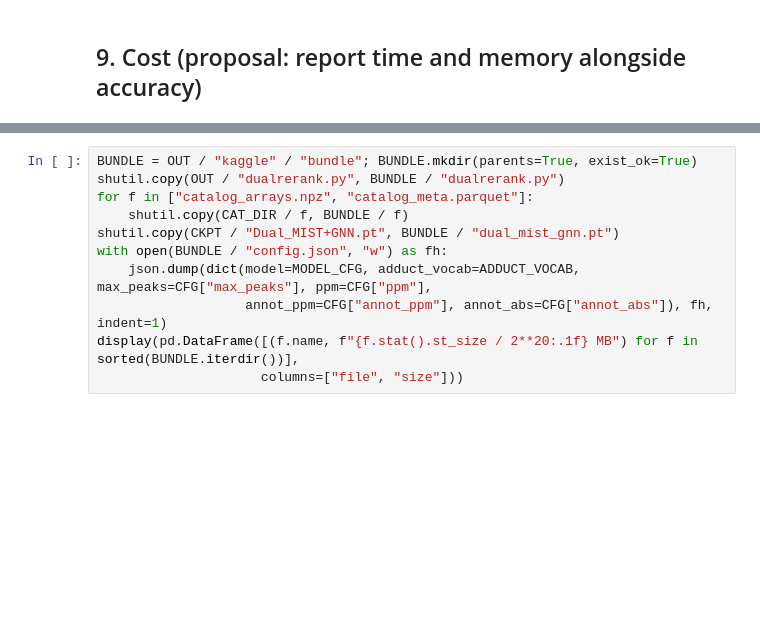
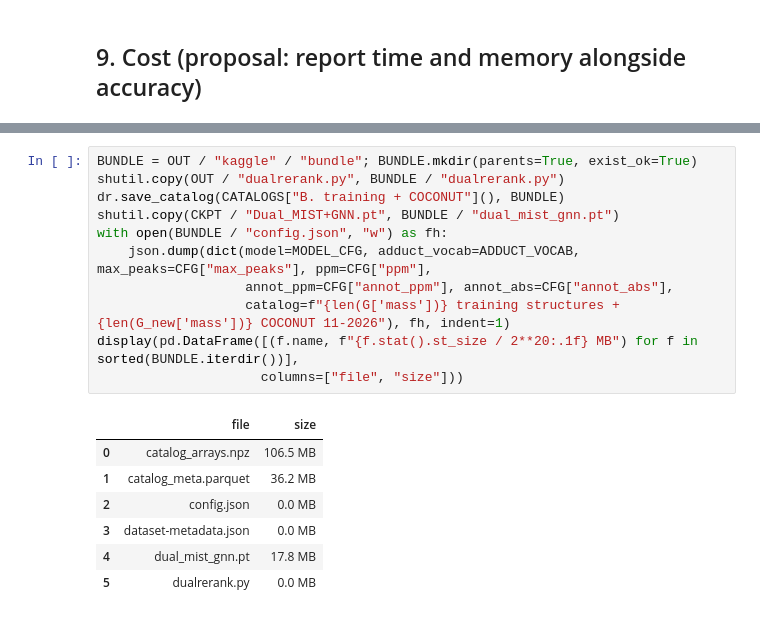
Before and after one commit to AntoineDul/MSMS-StructurePrediction, a Jupyter notebook: mo_graph/dual_encoder_reranker.ipynb, the cells around one changed output, grey strips where cells are left out. Cells and saved outputs as stored; diff of their text form; blank space fills up the shorter version.

```diff
--- a/mo_graph/dual_encoder_reranker.ipynb
+++ b/mo_graph/dual_encoder_reranker.ipynb
@@ -746,12 +978,20 @@ Upload the bundle as a private Kaggle Dataset and attach it to
 # %%
 BUNDLE = OUT / "kaggle" / "bundle"; BUNDLE.mkdir(parents=True, exist_ok=True)
 shutil.copy(OUT / "dualrerank.py", BUNDLE / "dualrerank.py")
-for f in ["catalog_arrays.npz", "catalog_meta.parquet"]:
-    shutil.copy(CAT_DIR / f, BUNDLE / f)
+dr.save_catalog(CATALOGS["B. training + COCONUT"](), BUNDLE)
 shutil.copy(CKPT / "Dual_MIST+GNN.pt", BUNDLE / "dual_mist_gnn.pt")
 with open(BUNDLE / "config.json", "w") as fh:
     json.dump(dict(model=MODEL_CFG, adduct_vocab=ADDUCT_VOCAB, max_peaks=CFG["max_peaks"], ppm=CFG["ppm"],
-                   annot_ppm=CFG["annot_ppm"], annot_abs=CFG["annot_abs"]), fh, indent=1)
+                   annot_ppm=CFG["annot_ppm"], annot_abs=CFG["annot_abs"],
+                   catalog=f"{len(G['mass'])} training structures + {len(G_new['mass'])} COCONUT 11-2026"), fh, indent=1)
 display(pd.DataFrame([(f.name, f"{f.stat().st_size / 2**20:.1f} MB") for f in sorted(BUNDLE.iterdir())],
                      columns=["file", "size"]))
+# %% [output]
+|  | file | size |
+| 0 | catalog_arrays.npz | 106.5 MB |
+| 1 | catalog_meta.parquet | 36.2 MB |
+| 2 | config.json | 0.0 MB |
+| 3 | dataset-metadata.json | 0.0 MB |
+| 4 | dual_mist_gnn.pt | 17.8 MB |
+| 5 | dualrerank.py | 0.0 MB |
 # %% [markdown]
```
Also changed, not shown: parts of 20 cells of this notebook, 14 other files.
